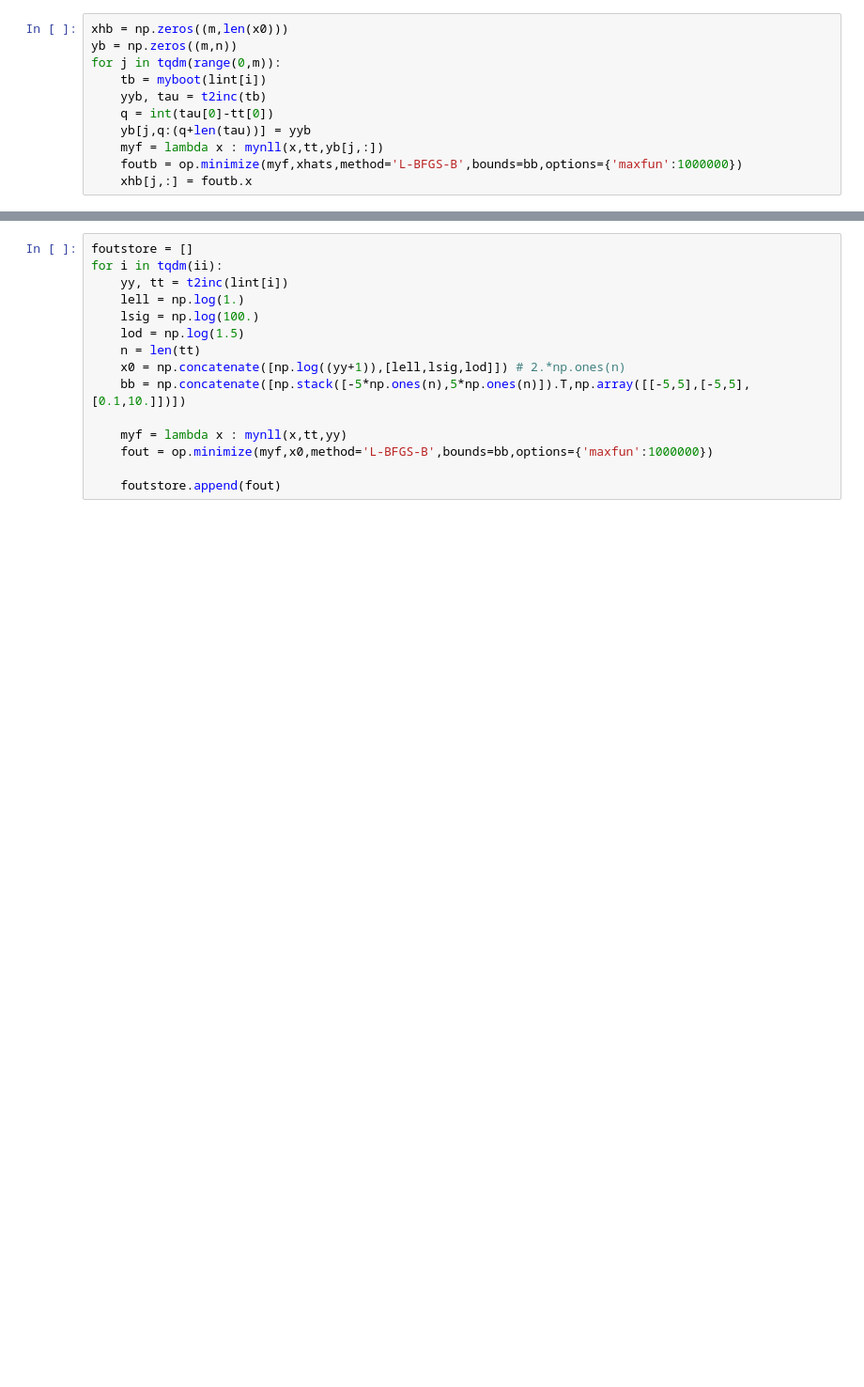
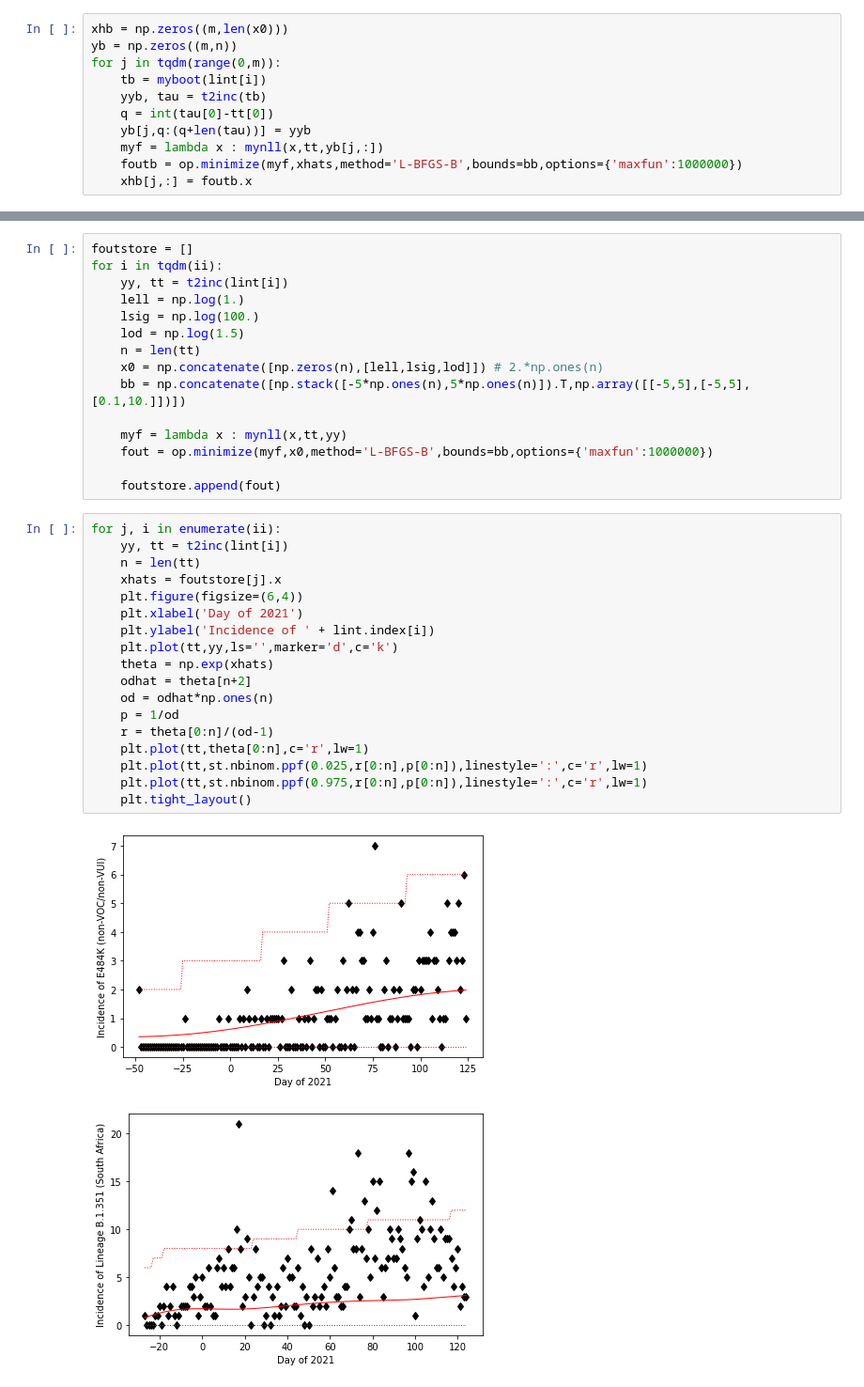
Before and after one commit to JCurran-Sebastian/BPs_for_VoC, a Jupyter notebook: vam_inc.ipynb, the cells around one changed output, grey strips where cells are left out. Shown at 94% size. Drawn from its saved outputs; the diff is of its cells as text; blank space fills up the shorter version.

```diff
--- a/vam_inc.ipynb
+++ b/vam_inc.ipynb
@@ -283,10 +283,31 @@ for i in tqdm(ii):
     lsig = np.log(100.)
     lod = np.log(1.5)
     n = len(tt)
-    x0 = np.concatenate([np.log((yy+1)),[lell,lsig,lod]]) # 2.*np.ones(n)
+    x0 = np.concatenate([np.zeros(n),[lell,lsig,lod]]) # 2.*np.ones(n)
     bb = np.concatenate([np.stack([-5*np.ones(n),5*np.ones(n)]).T,np.array([[-5,5],[-5,5],[0.1,10.]])])
 
     myf = lambda x : mynll(x,tt,yy)
     fout = op.minimize(myf,x0,method='L-BFGS-B',bounds=bb,options={'maxfun':1000000})
 
     foutstore.append(fout)
+# %%
+for j, i in enumerate(ii):
+    yy, tt = t2inc(lint[i])
+    n = len(tt)
+    xhats = foutstore[j].x
+    plt.figure(figsize=(6,4))
+    plt.xlabel('Day of 2021')
+    plt.ylabel('Incidence of ' + lint.index[i])
+    plt.plot(tt,yy,ls='',marker='d',c='k')
+    theta = np.exp(xhats)
+    odhat = theta[n+2]
+    od = odhat*np.ones(n)
+    p = 1/od
+    r = theta[0:n]/(od-1)
+    plt.plot(tt,theta[0:n],c='r',lw=1)
+    plt.plot(tt,st.nbinom.ppf(0.025,r[0:n],p[0:n]),linestyle=':',c='r',lw=1)
+    plt.plot(tt,st.nbinom.ppf(0.975,r[0:n],p[0:n]),linestyle=':',c='r',lw=1)
+    plt.tight_layout()
+# %% [output]
+[figure, added]
+[figure, added]
```
Also changed, not shown: parts of 12 cells of this notebook.
